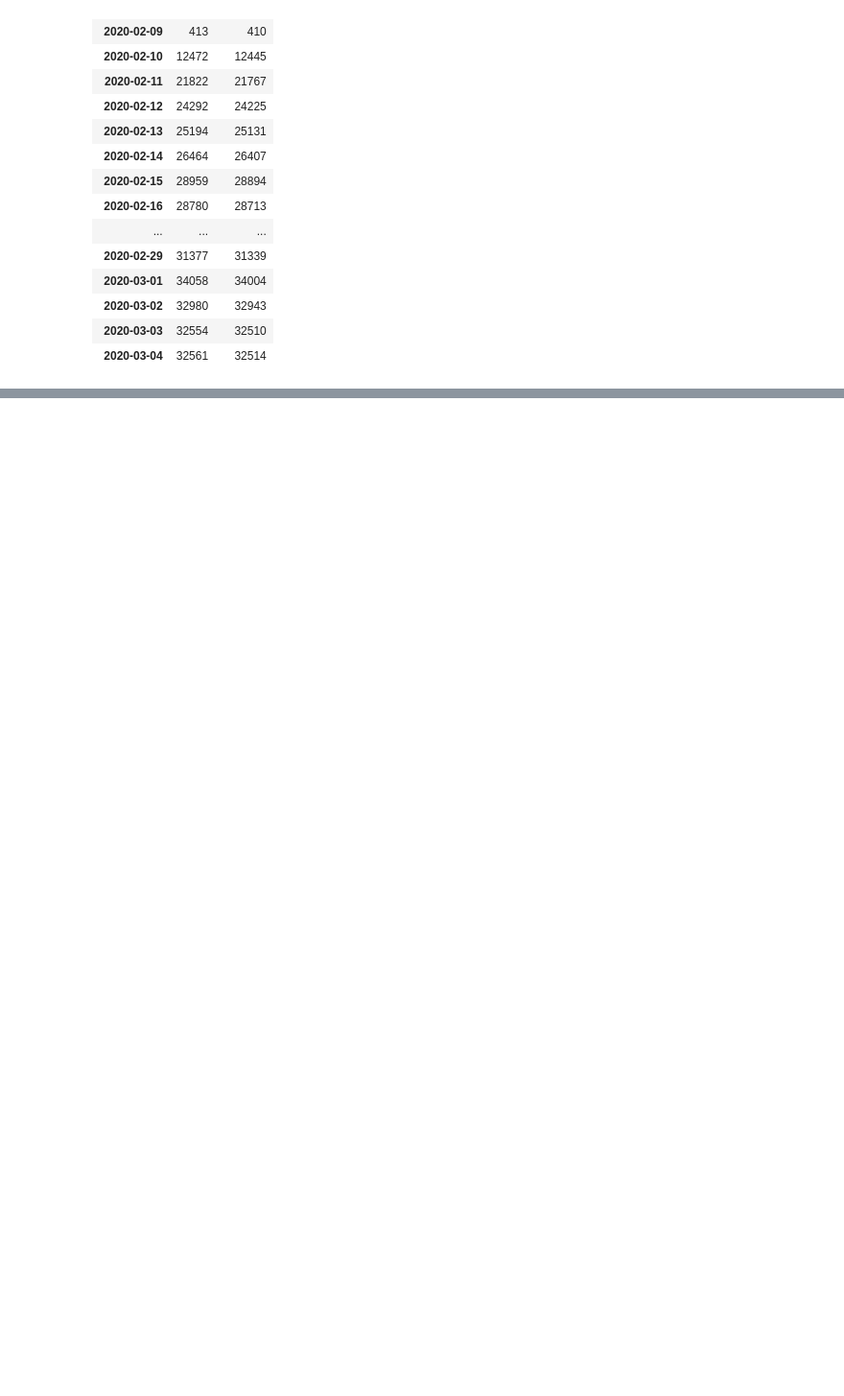
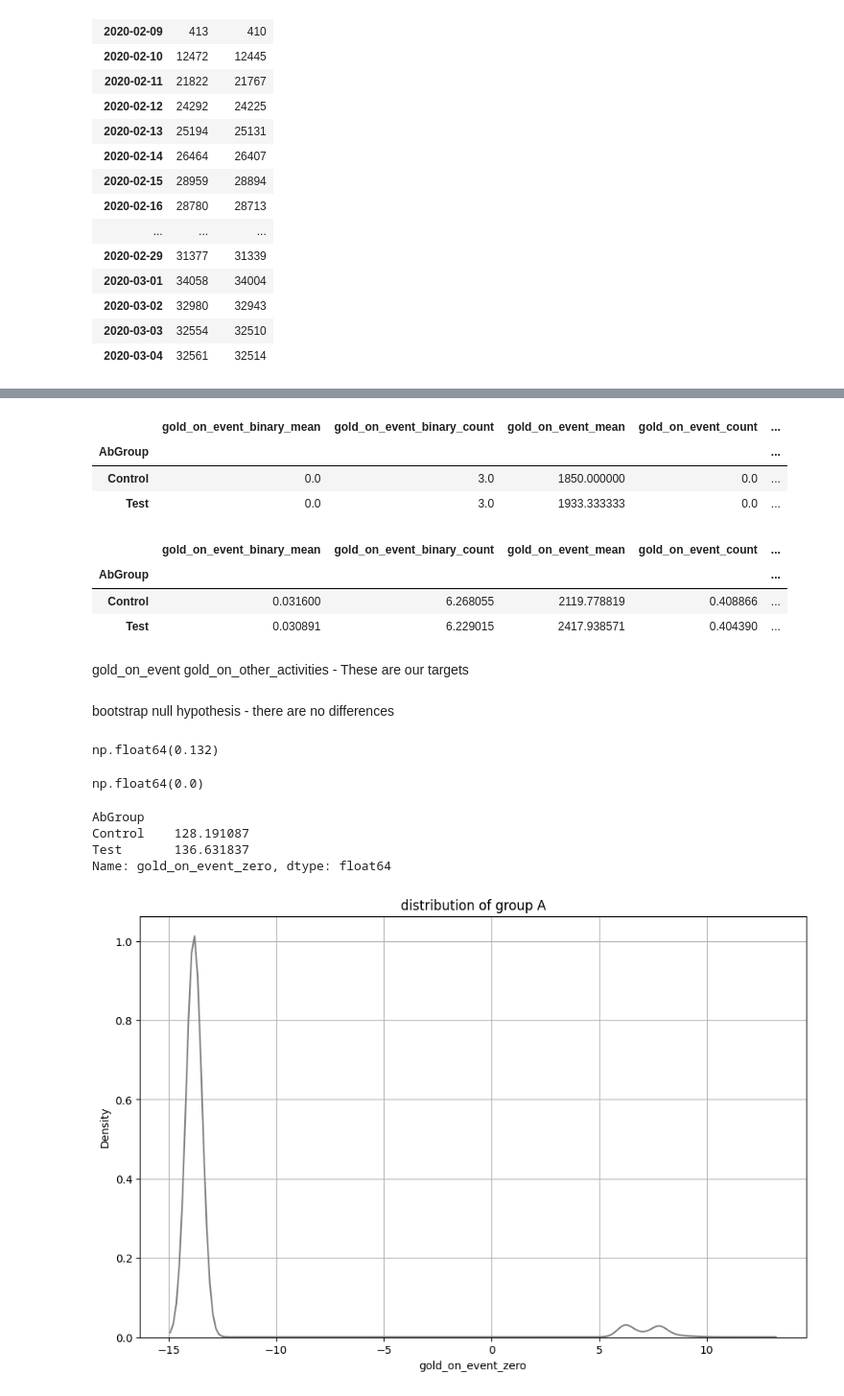
Before and after one commit to churkenberg/ab_test, a Jupyter notebook: test.ipynb, the cells around one changed output, grey strips where cells are left out. Shown at 96% size. Cells and saved outputs as stored; diff of their text form; code cells hidden in the pictures; blank space fills up the shorter version.

```diff
--- a/test.ipynb
+++ b/test.ipynb
@@ -132,0 +181,20 @@ data.head(10)
+# %%
+data_agg2.groupby('AbGroup').agg('median')
+# %% [output]
+|  | gold_on_event_binary_mean | gold_on_event_binary_count | gold_on_event_mean | gold_on_event_count | ... |
+| AbGroup |  |  |  |  | ... |
+| Control | 0.0 | 3.0 | 1850.000000 | 0.0 | ... |
+| Test | 0.0 | 3.0 | 1933.333333 | 0.0 | ... |
+# %%
+data_agg2.groupby('AbGroup').agg('mean')
+# %% [output]
+|  | gold_on_event_binary_mean | gold_on_event_binary_count | gold_on_event_mean | gold_on_event_count | ... |
+| AbGroup |  |  |  |  | ... |
+| Control | 0.031600 | 6.268055 | 2119.778819 | 0.408866 | ... |
+| Test | 0.030891 | 6.229015 | 2417.938571 | 0.404390 | ... |
+# %% [markdown]
+gold_on_event
+gold_on_other_activities - These are our targets
+# %% [markdown]
+bootstrap
+null hypothesis - there are no differences
@@ -132,0 +211,4 @@ data.head(10)
+# %%
+np.mean(res)
+# %% [output]
+np.float64(0.132)
@@ -132,0 +223,21 @@ data.head(10)
+# %%
+np.mean(res_mean)
+# %% [output]
+np.float64(0.0)
+# %%
+data['gold_on_event_zero'] = data['gold_on_event'].fillna(0)
+# %%
+data.groupby('AbGroup')['gold_on_event_zero'].mean()
+# %% [output]
+AbGroup
+Control    128.191087
+Test       136.631837
+Name: gold_on_event_zero, dtype: float64
+# %%
+plt.figure(figsize=(11, 7))
+sns.kdeplot(np.log(data[data['AbGroup'] == 'Control']['gold_on_event_zero'] + 1e-6), color='gray')
+plt.title('distribution of group A')
+plt.grid(True)
+plt.show()
+# %% [output]
+[figure, added]
```
Also changed, not shown: parts of 31 cells of this notebook.
